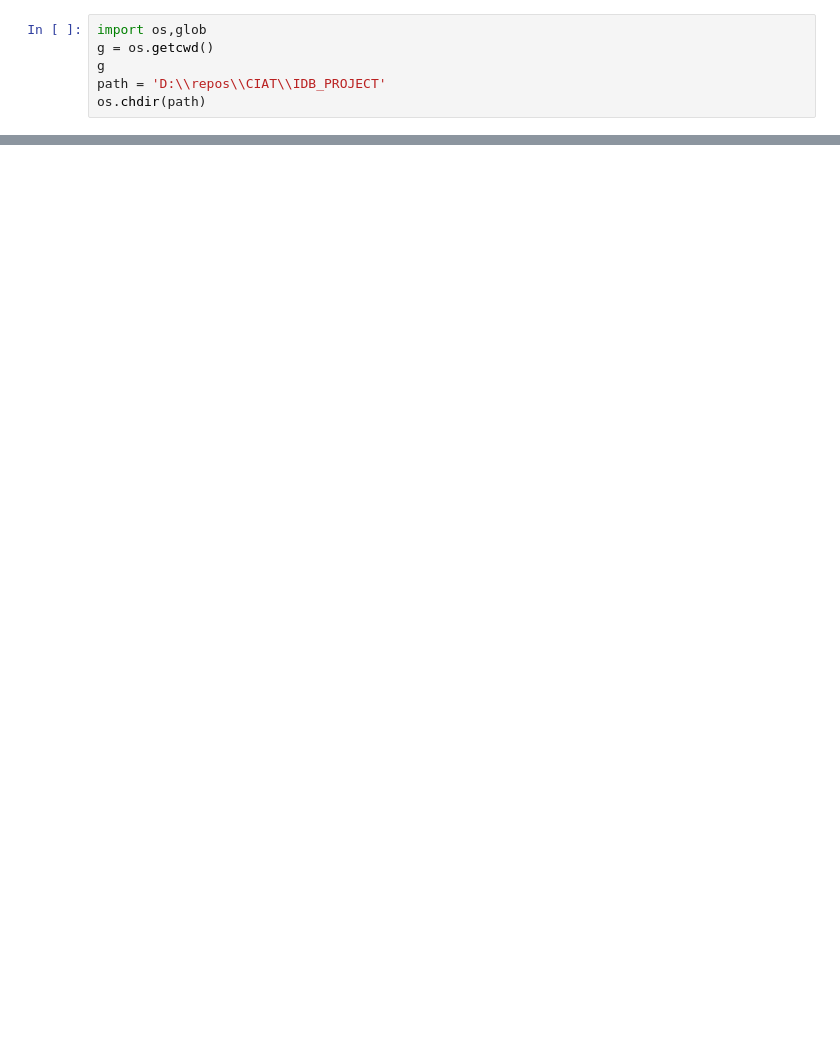
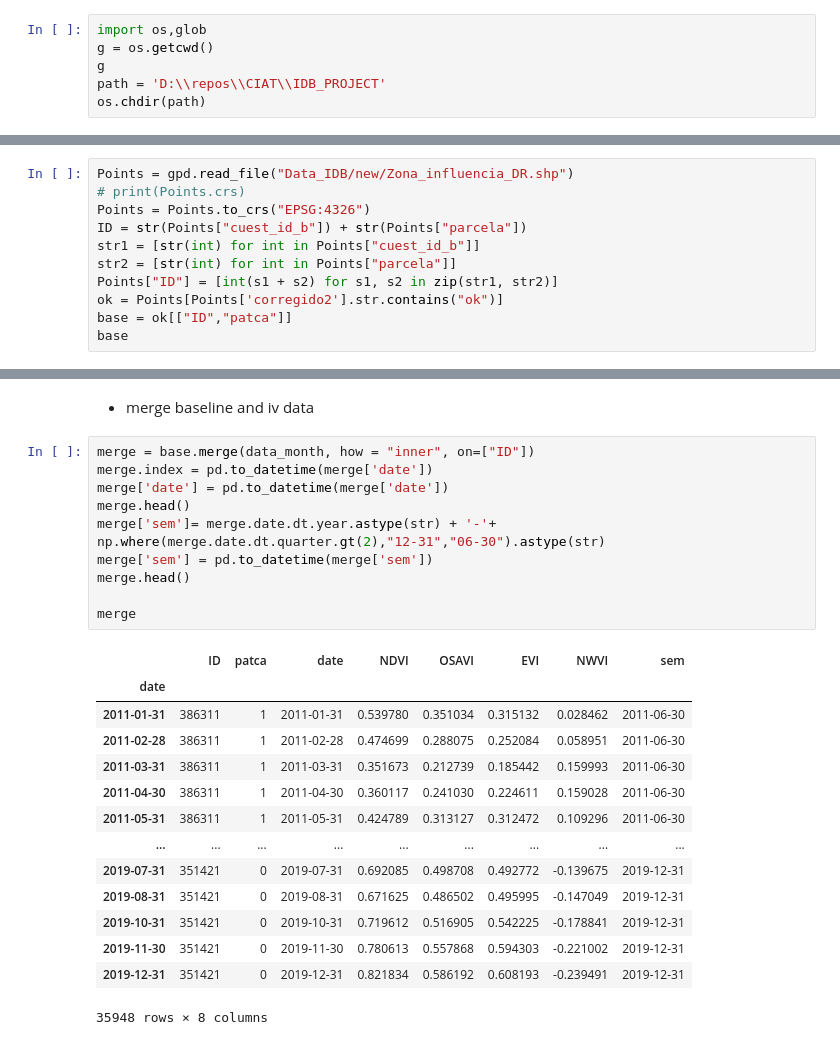
Before and after one commit to frandak2/IDB-project-with-RS, a Jupyter notebook: Data_IDB/Untitled.ipynb, the cells around one changed output, grey strips where cells are left out. Cells and saved outputs as stored; diff of their text form; blank space fills up the shorter version.

```diff
--- a/Data_IDB/Untitled.ipynb
+++ b/Data_IDB/Untitled.ipynb
@@ -32,0 +18,11 @@ data_month
+# %%
+Points = gpd.read_file("Data_IDB/new/Zona_influencia_DR.shp")
+# print(Points.crs)
+Points = Points.to_crs("EPSG:4326")
+ID = str(Points["cuest_id_b"]) + str(Points["parcela"])
+str1 = [str(int) for int in Points["cuest_id_b"]]
+str2 = [str(int) for int in Points["parcela"]]
+Points["ID"] = [int(s1 + s2) for s1, s2 in zip(str1, str2)]
+ok = Points[Points['corregido2'].str.contains("ok")]
+base = ok[["ID","patca"]]
+base
@@ -32,0 +43,27 @@ data_month
+# %% [markdown]
+- merge baseline and iv data
+# %%
+merge = base.merge(data_month, how = "inner", on=["ID"])
+merge.index = pd.to_datetime(merge['date'])
+merge['date'] = pd.to_datetime(merge['date'])
+merge.head()
+merge['sem']= merge.date.dt.year.astype(str) + '-'+ np.where(merge.date.dt.quarter.gt(2),"12-31","06-30").astype(str)
+merge['sem'] = pd.to_datetime(merge['sem'])
+merge.head()
+
+merge
+# %% [output]
+|  | ID | patca | date | NDVI | OSAVI | EVI | NWVI | sem |
+| date |  |  |  |  |  |  |  |  |
+| 2011-01-31 | 386311 | 1 | 2011-01-31 | 0.539780 | 0.351034 | 0.315132 | 0.028462 | 2011-06-30 |
+| 2011-02-28 | 386311 | 1 | 2011-02-28 | 0.474699 | 0.288075 | 0.252084 | 0.058951 | 2011-06-30 |
+| 2011-03-31 | 386311 | 1 | 2011-03-31 | 0.351673 | 0.212739 | 0.185442 | 0.159993 | 2011-06-30 |
+| 2011-04-30 | 386311 | 1 | 2011-04-30 | 0.360117 | 0.241030 | 0.224611 | 0.159028 | 2011-06-30 |
+| 2011-05-31 | 386311 | 1 | 2011-05-31 | 0.424789 | 0.313127 | 0.312472 | 0.109296 | 2011-06-30 |
+| ... | ... | ... | ... | ... | ... | ... | ... | ... |
+| 2019-07-31 | 351421 | 0 | 2019-07-31 | 0.692085 | 0.498708 | 0.492772 | -0.139675 | 2019-12-31 |
+| 2019-08-31 | 351421 | 0 | 2019-08-31 | 0.671625 | 0.486502 | 0.495995 | -0.147049 | 2019-12-31 |
+| 2019-10-31 | 351421 | 0 | 2019-10-31 | 0.719612 | 0.516905 | 0.542225 | -0.178841 | 2019-12-31 |
+| 2019-11-30 | 351421 | 0 | 2019-11-30 | 0.780613 | 0.557868 | 0.594303 | -0.221002 | 2019-12-31 |
+| 2019-12-31 | 351421 | 0 | 2019-12-31 | 0.821834 | 0.586192 | 0.608193 | -0.239491 | 2019-12-31 |
+35948 rows × 8 columns
```
Also changed, not shown: parts of 9 cells of this notebook, 3 other files.
